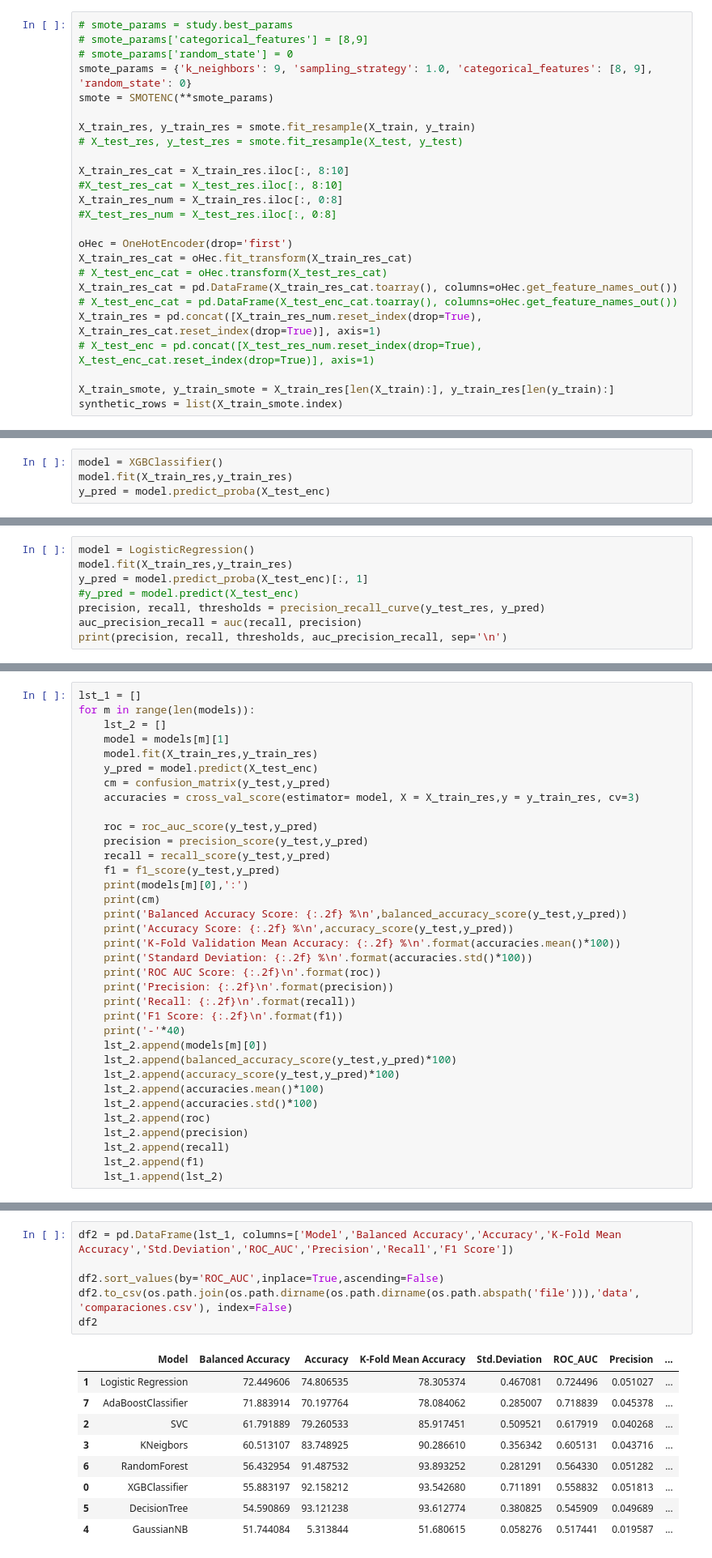
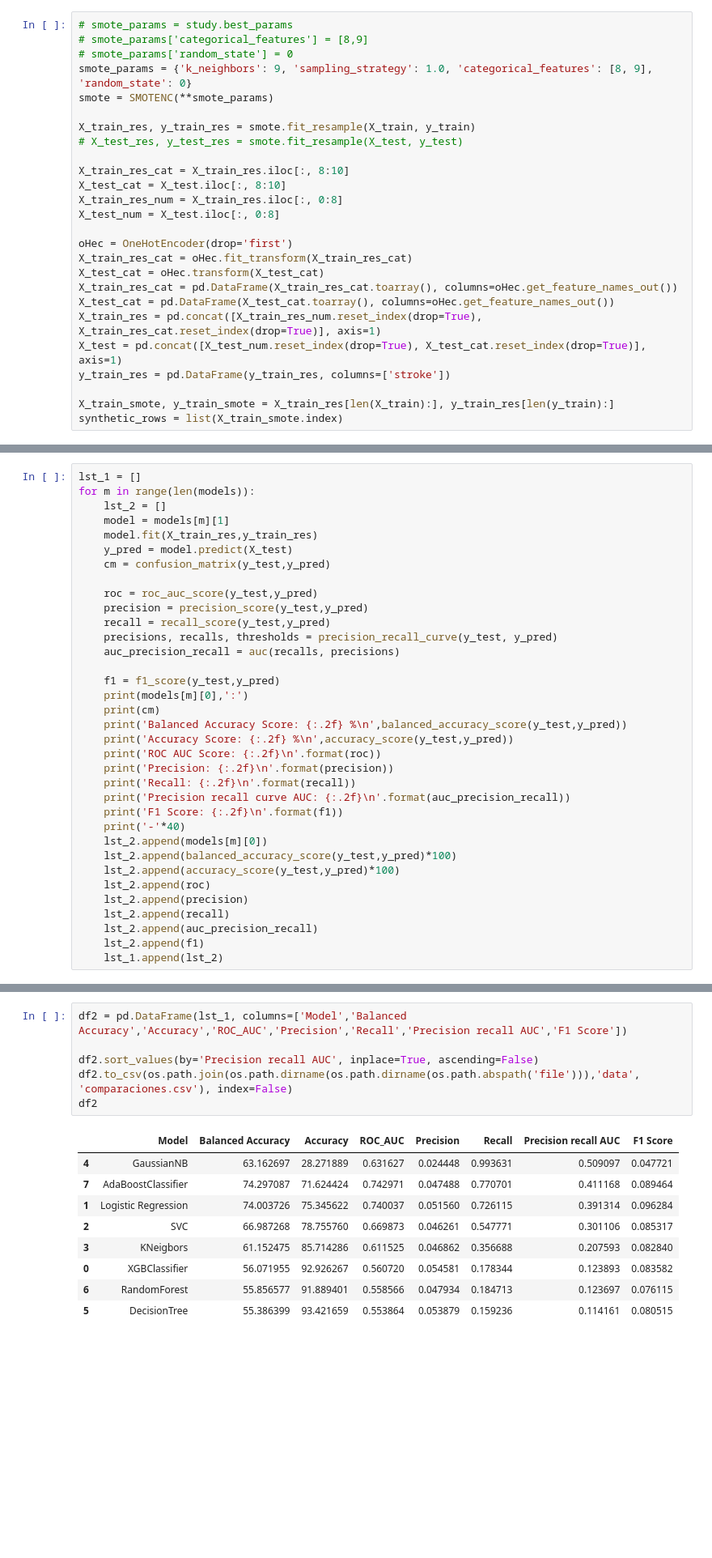
Before and after one commit to antoniocc12/Prediccion-ictus, a Jupyter notebook: notebooks/stroke.ipynb, the cells around one changed output, grey strips where cells are left out. Shown at 81% size. Drawn from its saved outputs; the diff is of its cells as text; blank space fills up the shorter version.

```diff
--- a/notebooks/stroke.ipynb
+++ b/notebooks/stroke.ipynb
@@ -628,17 +590,18 @@ X_train_res, y_train_res = smote.fit_resample(X_train, y_train)
 # X_test_res, y_test_res = smote.fit_resample(X_test, y_test)
 
 X_train_res_cat = X_train_res.iloc[:, 8:10]
-#X_test_res_cat = X_test_res.iloc[:, 8:10]
+X_test_cat = X_test.iloc[:, 8:10]
 X_train_res_num = X_train_res.iloc[:, 0:8]
-#X_test_res_num = X_test_res.iloc[:, 0:8]
+X_test_num = X_test.iloc[:, 0:8]
 
 oHec = OneHotEncoder(drop='first')
 X_train_res_cat = oHec.fit_transform(X_train_res_cat)
-# X_test_enc_cat = oHec.transform(X_test_res_cat)
+X_test_cat = oHec.transform(X_test_cat)
 X_train_res_cat = pd.DataFrame(X_train_res_cat.toarray(), columns=oHec.get_feature_names_out())
-# X_test_enc_cat = pd.DataFrame(X_test_enc_cat.toarray(), columns=oHec.get_feature_names_out())
+X_test_cat = pd.DataFrame(X_test_cat.toarray(), columns=oHec.get_feature_names_out())
 X_train_res = pd.concat([X_train_res_num.reset_index(drop=True), X_train_res_cat.reset_index(drop=True)], axis=1)
-# X_test_enc = pd.concat([X_test_res_num.reset_index(drop=True), X_test_enc_cat.reset_index(drop=True)], axis=1)
+X_test = pd.concat([X_test_num.reset_index(drop=True), X_test_cat.reset_index(drop=True)], axis=1)
+y_train_res = pd.DataFrame(y_train_res, columns=['stroke'])
 
 X_train_smote, y_train_smote = X_train_res[len(X_train):], y_train_res[len(y_train):]
 synthetic_rows = list(X_train_smote.index)
@@ -693,4 +653,0 @@ Wrapper
-# %%
-model = XGBClassifier()
-model.fit(X_train_res,y_train_res)
-y_pred = model.predict_proba(X_test_enc)
@@ -707,8 +653,0 @@ array([[9.9991816e-01, 8.1850609e-05],
-# %%
-model = LogisticRegression()
-model.fit(X_train_res,y_train_res)
-y_pred = model.predict_proba(X_test_enc)[:, 1]
-#y_pred = model.predict(X_test_enc)
-precision, recall, thresholds = precision_recall_curve(y_test_res, y_pred)
-auc_precision_recall = auc(recall, precision)
-print(precision, recall, thresholds, auc_precision_recall, sep='\n')
@@ -742,33 +669,33 @@ for m in range(len(models)):
     lst_2 = []
     model = models[m][1]
     model.fit(X_train_res,y_train_res)
-    y_pred = model.predict(X_test_enc)
+    y_pred = model.predict(X_test)
     cm = confusion_matrix(y_test,y_pred)
-    accuracies = cross_val_score(estimator= model, X = X_train_res,y = y_train_res, cv=3)
 
     roc = roc_auc_score(y_test,y_pred)
     precision = precision_score(y_test,y_pred)
     recall = recall_score(y_test,y_pred)
+    precisions, recalls, thresholds = precision_recall_curve(y_test, y_pred)
+    auc_precision_recall = auc(recalls, precisions)
+
     f1 = f1_score(y_test,y_pred)
     print(models[m][0],':')
     print(cm)
     print('Balanced Accuracy Score: {:.2f} %\n',balanced_accuracy_score(y_test,y_pred))
     print('Accuracy Score: {:.2f} %\n',accuracy_score(y_test,y_pred))
-    print('K-Fold Validation Mean Accuracy: {:.2f} %\n'.format(accuracies.mean()*100))
-    print('Standard Deviation: {:.2f} %\n'.format(accuracies.std()*100))
     print('ROC AUC Score: {:.2f}\n'.format(roc))
     print('Precision: {:.2f}\n'.format(precision))
     print('Recall: {:.2f}\n'.format(recall))
+    print('Precision recall curve AUC: {:.2f}\n'.format(auc_precision_recall))
     print('F1 Score: {:.2f}\n'.format(f1))
     print('-'*40)
     lst_2.append(models[m][0])
     lst_2.append(balanced_accuracy_score(y_test,y_pred)*100)
     lst_2.append(accuracy_score(y_test,y_pred)*100)
-    lst_2.append(accuracies.mean()*100)
-    lst_2.append(accuracies.std()*100)
     lst_2.append(roc)
     lst_2.append(precision)
     lst_2.append(recall)
+    lst_2.append(auc_precision_recall)
     lst_2.append(f1)
     lst_1.append(lst_2)
 # %% [output]
@@ -790,21 +717,21 @@ F1 Score: 0.09
 
 ----------------------------------------
 # %%
-df2 = pd.DataFrame(lst_1, columns=['Model','Balanced Accuracy','Accuracy','K-Fold Mean Accuracy','Std.Deviation','ROC_AUC','Precision','Recall','F1 Score'])
+df2 = pd.DataFrame(lst_1, columns=['Model','Balanced Accuracy','Accuracy','ROC_AUC','Precision','Recall','Precision recall AUC','F1 Score'])
 
-df2.sort_values(by='ROC_AUC',inplace=True,ascending=False)
+df2.sort_values(by='Precision recall AUC', inplace=True, ascending=False)
 df2.to_csv(os.path.join(os.path.dirname(os.path.dirname(os.path.abspath('file'))),'data', 'comparaciones.csv'), index=False)
 df2
 # %% [output]
-|  | Model | Balanced Accuracy | Accuracy | K-Fold Mean Accuracy | Std.Deviation | ROC_AUC | Precision | ... |
-| 1 | Logistic Regression | 72.449606 | 74.806535 | 78.305374 | 0.467081 | 0.724496 | 0.051027 | ... |
-| 7 | AdaBoostClassifier | 71.883914 | 70.197764 | 78.084062 | 0.285007 | 0.718839 | 0.045378 | ... |
-| 2 | SVC | 61.791889 | 79.260533 | 85.917451 | 0.509521 | 0.617919 | 0.040268 | ... |
-| 3 | KNeigbors | 60.513107 | 83.748925 | 90.286610 | 0.356342 | 0.605131 | 0.043716 | ... |
-| 6 | RandomForest | 56.432954 | 91.487532 | 93.893252 | 0.281291 | 0.564330 | 0.051282 | ... |
-| 0 | XGBClassifier | 55.883197 | 92.158212 | 93.542680 | 0.711891 | 0.558832 | 0.051813 | ... |
-| 5 | DecisionTree | 54.590869 | 93.121238 | 93.612774 | 0.380825 | 0.545909 | 0.049689 | ... |
-| 4 | GaussianNB | 51.744084 | 5.313844 | 51.680615 | 0.058276 | 0.517441 | 0.019587 | ... |
+|  | Model | Balanced Accuracy | Accuracy | ROC_AUC | Precision | Recall | Precision recall AUC | F1 Score |
+| 4 | GaussianNB | 63.162697 | 28.271889 | 0.631627 | 0.024448 | 0.993631 | 0.509097 | 0.047721 |
+| 7 | AdaBoostClassifier | 74.297087 | 71.624424 | 0.742971 | 0.047488 | 0.770701 | 0.411168 | 0.089464 |
+| 1 | Logistic Regression | 74.003726 | 75.345622 | 0.740037 | 0.051560 | 0.726115 | 0.391314 | 0.096284 |
+| 2 | SVC | 66.987268 | 78.755760 | 0.669873 | 0.046261 | 0.547771 | 0.301106 | 0.085317 |
+| 3 | KNeigbors | 61.152475 | 85.714286 | 0.611525 | 0.046862 | 0.356688 | 0.207593 | 0.082840 |
+| 0 | XGBClassifier | 56.071955 | 92.926267 | 0.560720 | 0.054581 | 0.178344 | 0.123893 | 0.083582 |
+| 6 | RandomForest | 55.856577 | 91.889401 | 0.558566 | 0.047934 | 0.184713 | 0.123697 | 0.076115 |
+| 5 | DecisionTree | 55.386399 | 93.421659 | 0.553864 | 0.053879 | 0.159236 | 0.114161 | 0.080515 |
 # %%
 fig = plt.figure(figsize=(15, 15), facecolor=background_color)
 sns.barplot(x='ROC_AUC', y='Model', data=df2, color='b')
```
Also changed, not shown: parts of 32 cells of this notebook, 9 other files.
